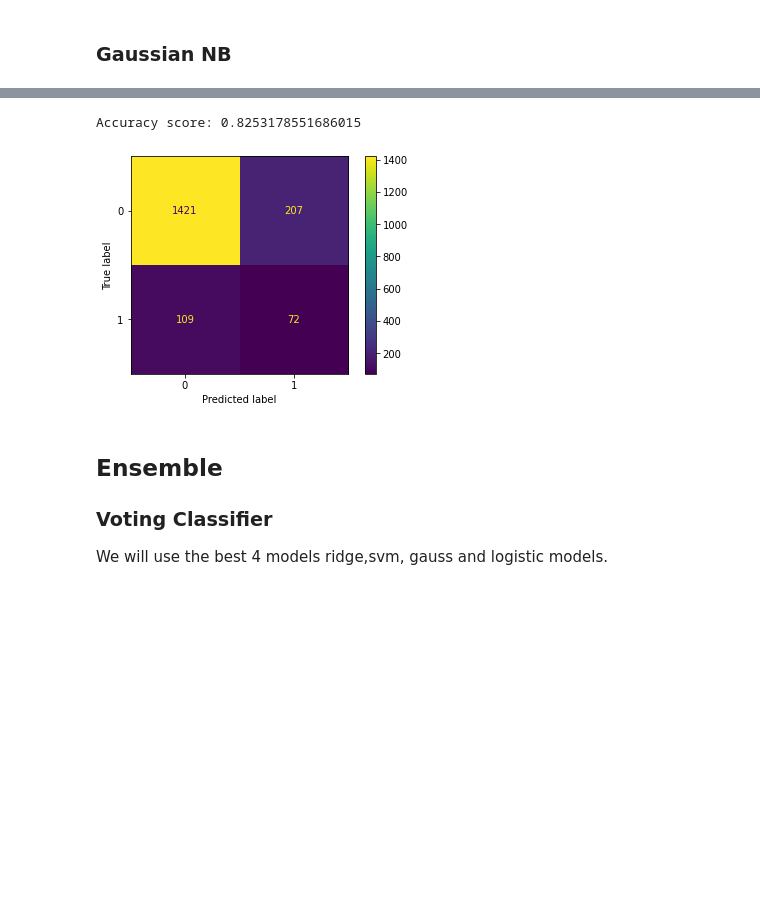
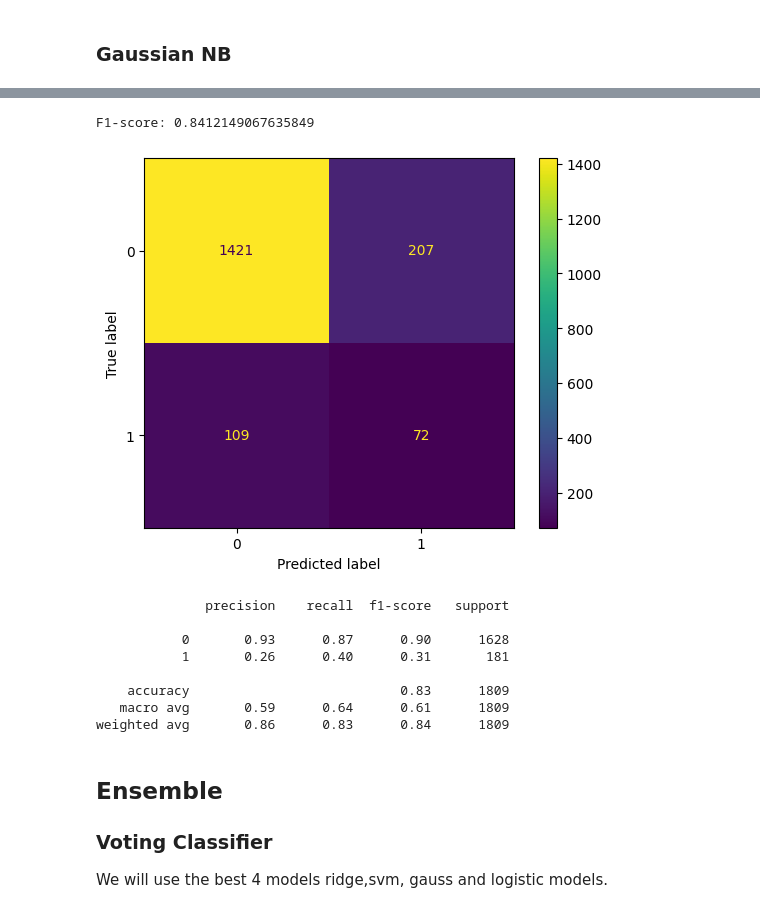
Before and after one commit to ruigomesbioinf/sib_dream_challenge, a Jupyter notebook: src/machine_learning.ipynb, the cells around one changed output, grey strips where cells are left out. Cells and saved outputs as stored; diff of their text form; code cells hidden in the pictures; blank space fills up the shorter version.

```diff
--- a/src/machine_learning.ipynb
+++ b/src/machine_learning.ipynb
@@ -367,22 +398,25 @@ Accuracy score: 0.7810945273631841
 ### Gaussian NB
 # %%
 from sklearn.naive_bayes import GaussianNB
+from sklearn.metrics import f1_score, make_scorer
 from sklearn.model_selection import GridSearchCV
-
-
-# Initialize the model
-clf = GaussianNB()
 
 # Define the parameter grid
 param_grid = {'var_smoothing': [1e-9, 1e-8, 1e-7, 1e-6]}
 
+# Initialize the GaussianNB model
+gnb = GaussianNB()
+
+# Define the F1-score as the performance metric
+f1_scorer = make_scorer(f1_score, average='weighted')
+
 # Initialize the GridSearchCV object
-grid_search = GridSearchCV(clf, param_grid, cv=5, scoring='accuracy')
+grid_search = GridSearchCV(gnb, param_grid, scoring=f1_scorer, cv=5)
 
 # Fit the GridSearchCV object to the data
 grid_search.fit(X_train, y_train)
 
-# Print the best parameters and the best accuracy score
-print("Best parameters: ", grid_search.best_params_)
-print("Best accuracy score: ", grid_search.best_score_)
+# Print the best parameters and the best F1-score
+print("Best Parameters:", grid_search.best_params_)
+print("Best F1-score:", grid_search.best_score_)
 # %% [output]
@@ -391,30 +425,38 @@ Best accuracy score:  0.6565513090147796
 # %%
-from sklearn.metrics import recall_score
+# Get the best parameters
+best_params = grid_search.best_params_
 
-best_params=grid_search.best_params_
-
-clf = GaussianNB(var_smoothing = best_params["var_smoothing"])
+# Initialize the model with the best parameters
+gnb_best = GaussianNB(var_smoothing=best_params['var_smoothing'])
 
 # Fit the model to the training data
-clf.fit(X_train, y_train)
+gnb_best.fit(X_train, y_train)
 
-# Get the predictions on the test set
-y_pred = clf.predict(X_test)
+# calculate the F1-score
+f1_score_gnb = f1_score(y_test, y_pred, average='weighted')
+print("F1-score:", f1_score_gnb)
 
-# Calculate the accuracy score
-score = accuracy_score(y_test, y_pred)
+# Make predictions on the test data
+y_pred = gnb_best.predict(X_test)
 
-# Print the score
-print(f'Accuracy score: {score}')
+# Plot the confusion matrix
+cm_gnb = confusion_matrix(y_test, y_pred)
+disp_gnb = ConfusionMatrixDisplay(confusion_matrix=cm_gnb)
+disp_gnb.plot()
+plt.show()
 
-
-cm_tree = confusion_matrix(y_test, y_pred, labels=clf.classes_)
-disp_tree = ConfusionMatrixDisplay(confusion_matrix=cm_tree, display_labels=clf.classes_)
-disp_tree.plot()
-plt.show()
+print(classification_report(y_test, y_pred))
 # %% [output]
-Accuracy score: 0.8253178551686015
+F1-score: 0.8412149067635849
-[figure, old version]
+[figure, new version]
+              precision    recall  f1-score   support
+
+           0       0.93      0.87      0.90      1628
+           1       0.26      0.40      0.31       181
+
+    accuracy                           0.83      1809
+   macro avg       0.59      0.64      0.61      1809
+weighted avg       0.86      0.83      0.84      1809
 # %% [markdown]
 ## Ensemble
 ### Voting Classifier
```
Also changed, not shown: parts of 17 cells of this notebook.
